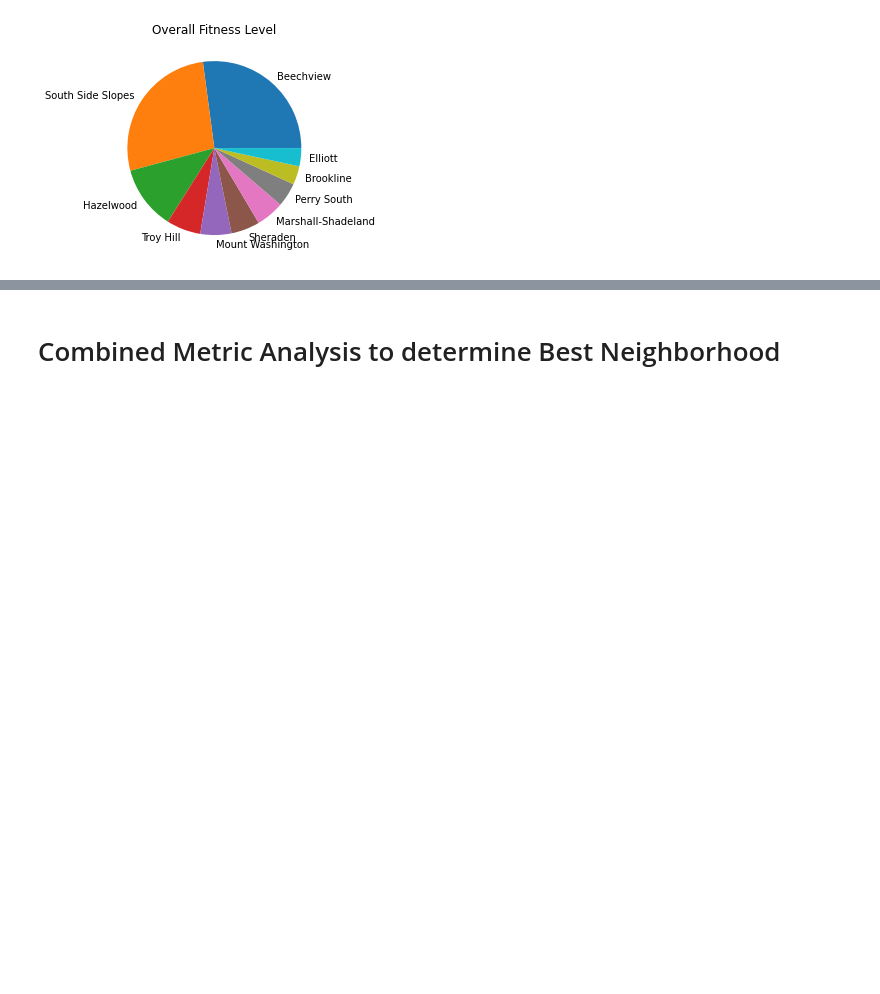
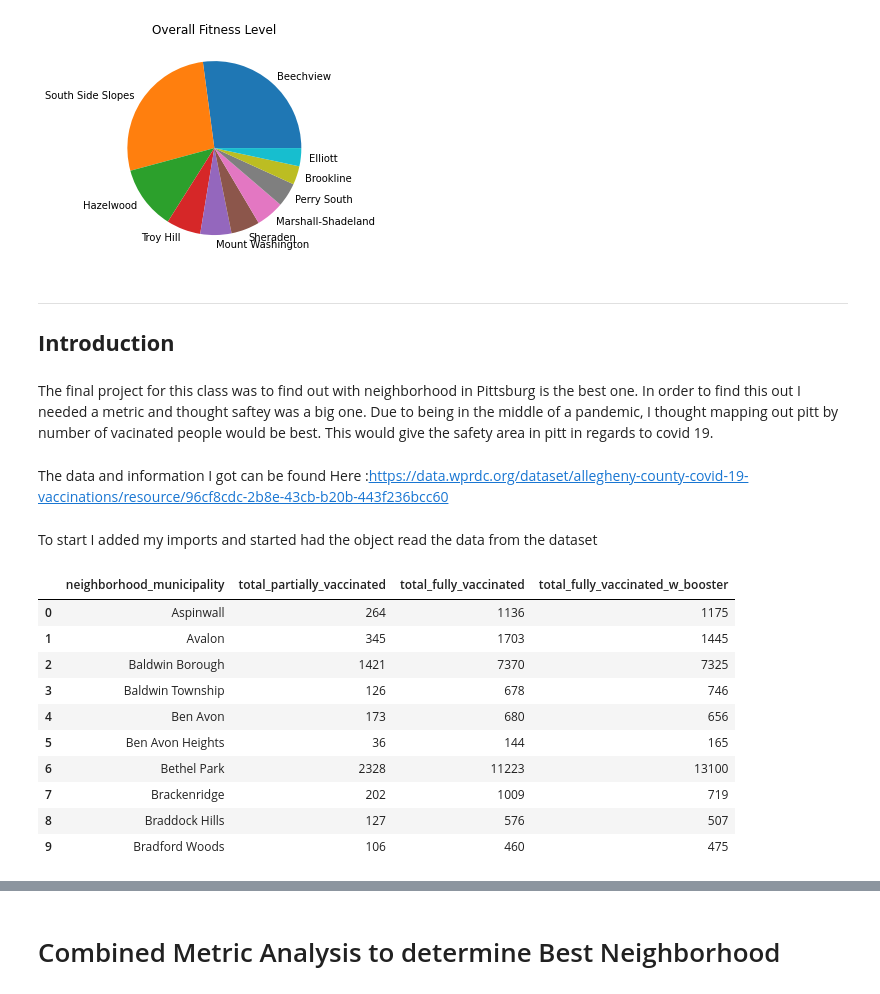
Before and after one commit to ljablunovsky/Spring-2022-CMPINF-0010-Final-Project-Notebook-, a Jupyter notebook: Combined-Final-Notebook.ipynb, the cells around one changed output, grey strips where cells are left out. Saved outputs shown, nothing was run; the diff lists cells and outputs as text; code cells hidden in the pictures; blank space fills up the shorter version.

```diff
--- a/Combined-Final-Notebook.ipynb
+++ b/Combined-Final-Notebook.ipynb
@@ -437,3 +440,14 @@ myPlot.set(ylabel = None)
 # %% [output]
 [Text(0, 0.5, '')]
 [figure]
+# %% [markdown]
+---
+
+## **Introduction**
+# %% [markdown]
+The final project for this class was to find out with neighborhood in Pittsburg is the best one. In order to find this out I needed a metric and thought saftey was a big one. Due to being in the middle of a pandemic, I thought mapping out pitt by number of vacinated people would be best. This would give the safety area in pitt in regards to covid 19.
+# %% [markdown]
+The data and information I got can be found
+Here :https://data.wprdc.org/dataset/allegheny-county-covid-19-vaccinations/resource/96cf8cdc-2b8e-43cb-b20b-443f236bcc60
+# %% [markdown]
+To start I added my imports and started had the object read the data from the dataset
@@ -439,0 +460,15 @@ myPlot.set(ylabel = None)
+# %%
+covid = pd.read_csv("covid.csv")
+covid.head(10)
+# %% [output]
+|  | neighborhood_municipality | total_partially_vaccinated | total_fully_vaccinated | total_fully_vaccinated_w_booster |
+| 0 | Aspinwall | 264 | 1136 | 1175 |
+| 1 | Avalon | 345 | 1703 | 1445 |
+| 2 | Baldwin Borough | 1421 | 7370 | 7325 |
+| 3 | Baldwin Township | 126 | 678 | 746 |
+| 4 | Ben Avon | 173 | 680 | 656 |
+| 5 | Ben Avon Heights | 36 | 144 | 165 |
+| 6 | Bethel Park | 2328 | 11223 | 13100 |
+| 7 | Brackenridge | 202 | 1009 | 719 |
+| 8 | Braddock Hills | 127 | 576 | 507 |
+| 9 | Bradford Woods | 106 | 460 | 475 |
```
Also changed, not shown: parts of 19 cells of this notebook.
